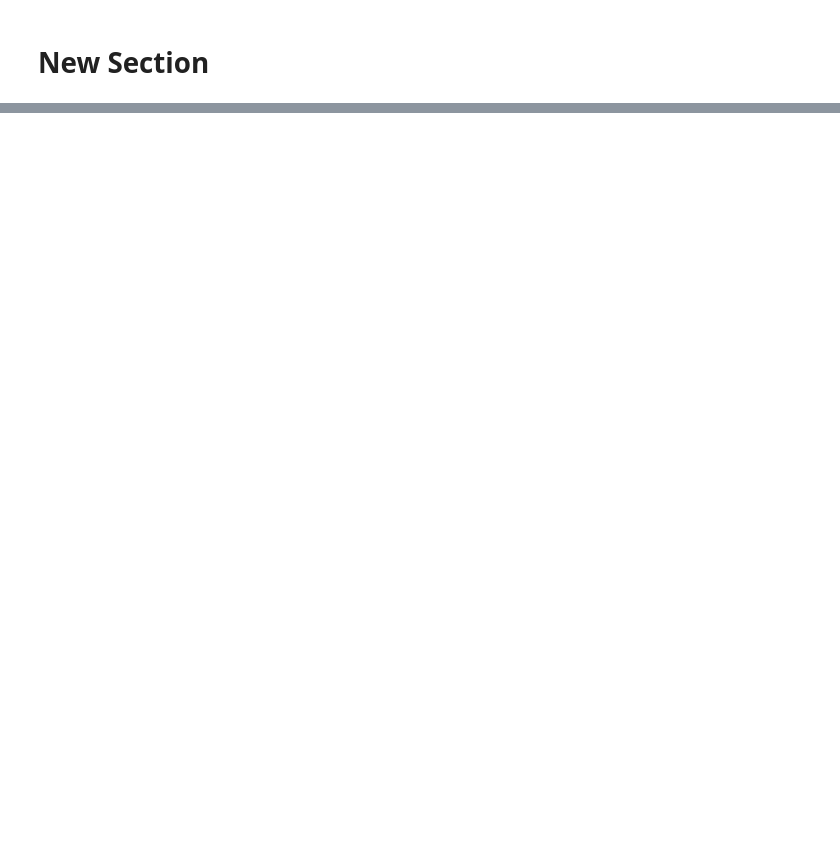
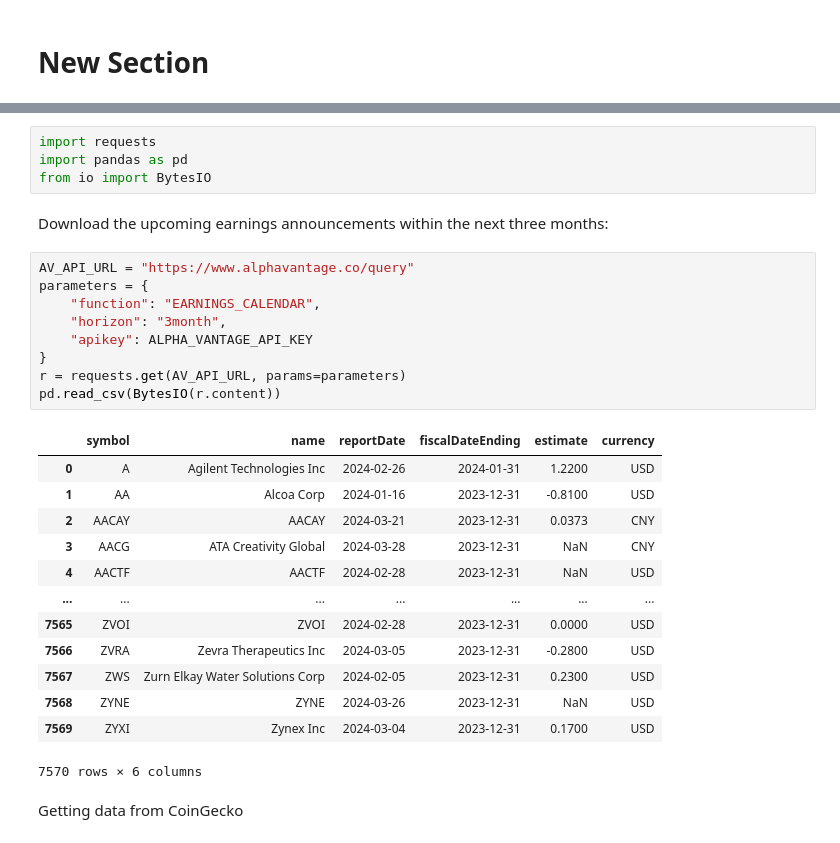
Before and after one commit to brefo-2986286/-BCrypt-hashes, a Jupyter notebook: BreffLab1.ipynb, the cells around one changed output, grey strips where cells are left out. Cells and saved outputs as stored; diff of their text form; blank space fills up the shorter version.

```diff
--- a/BreffLab1.ipynb
+++ b/BreffLab1.ipynb
@@ -150,0 +165,31 @@ Downloaded 5455 rows of data.
+# %%
+import requests
+import pandas as pd
+from io import BytesIO
+# %% [markdown]
+Download the upcoming earnings announcements within the next three months:
+# %%
+AV_API_URL = "https://www.alphavantage.co/query"
+parameters = {
+    "function": "EARNINGS_CALENDAR",
+    "horizon": "3month",
+    "apikey": ALPHA_VANTAGE_API_KEY
+}
+r = requests.get(AV_API_URL, params=parameters)
+pd.read_csv(BytesIO(r.content))
+# %% [output]
+|  | symbol | name | reportDate | fiscalDateEnding | estimate | currency |
+| 0 | A | Agilent Technologies Inc | 2024-02-26 | 2024-01-31 | 1.2200 | USD |
+| 1 | AA | Alcoa Corp | 2024-01-16 | 2023-12-31 | -0.8100 | USD |
+| 2 | AACAY | AACAY | 2024-03-21 | 2023-12-31 | 0.0373 | CNY |
+| 3 | AACG | ATA Creativity Global | 2024-03-28 | 2023-12-31 | NaN | CNY |
+| 4 | AACTF | AACTF | 2024-02-28 | 2023-12-31 | NaN | USD |
+| ... | ... | ... | ... | ... | ... | ... |
+| 7565 | ZVOI | ZVOI | 2024-02-28 | 2023-12-31 | 0.0000 | USD |
+| 7566 | ZVRA | Zevra Therapeutics Inc | 2024-03-05 | 2023-12-31 | -0.2800 | USD |
+| 7567 | ZWS | Zurn Elkay Water Solutions Corp | 2024-02-05 | 2023-12-31 | 0.2300 | USD |
+| 7568 | ZYNE | ZYNE | 2024-03-26 | 2023-12-31 | NaN | USD |
+| 7569 | ZYXI | Zynex Inc | 2024-03-04 | 2023-12-31 | 0.1700 | USD |
+7570 rows × 6 columns
+# %% [markdown]
+Getting data from CoinGecko
```
Also changed, not shown: parts of 34 cells of this notebook.
